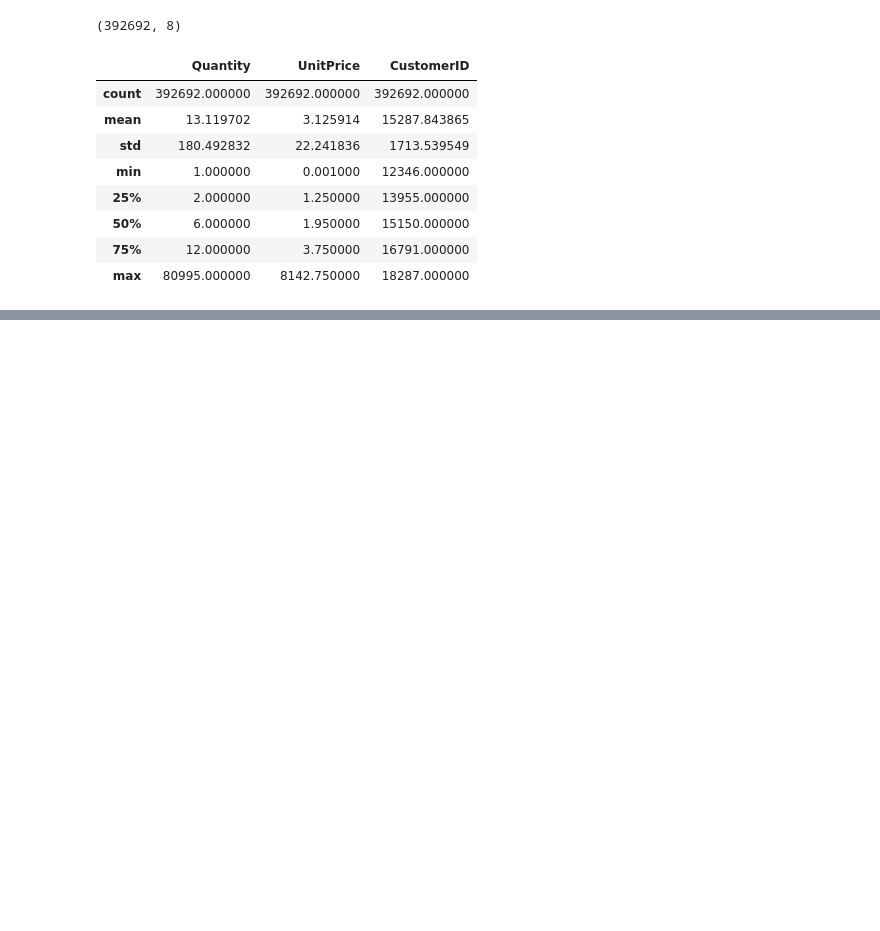
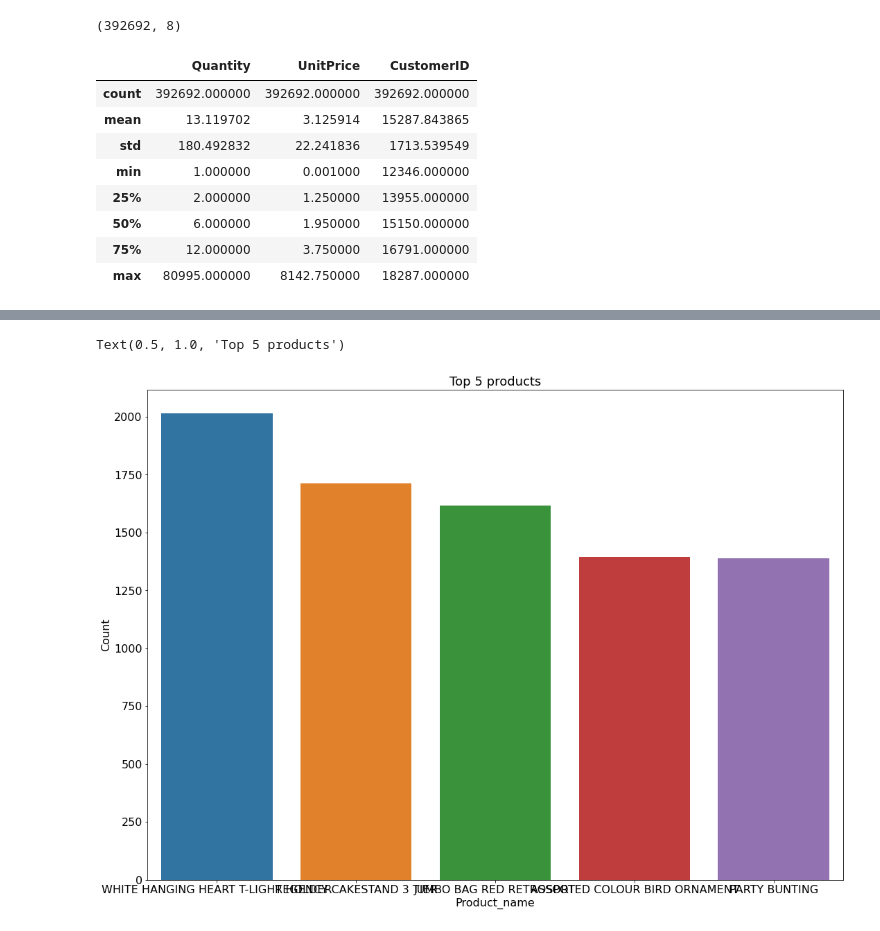
Before and after one commit to Gayatri-Surapaneni/Online-customer-segmentation, a Jupyter notebook: Online_customers_segmentation.ipynb, the cells around one changed output, grey strips where cells are left out. Cells and saved outputs as stored; diff of their text form; code cells hidden in the pictures; blank space fills up the shorter version.

```diff
--- a/Online_customers_segmentation.ipynb
+++ b/Online_customers_segmentation.ipynb
@@ -398,0 +475,2 @@ df.describe()
+# %%
+top_5_product=df['Description'].value_counts().reset_index().rename(columns={'index':'Product_name','Description':'Count'})
@@ -398,0 +497,9 @@ df.describe()
+# %%
+# Now, Check Top 5 product in terms of description
+plt.figure(figsize=(18,13))
+plt.rcParams['font.size'] = '16'
+sns.barplot(x=top_5_product['Product_name'].head(),y=top_5_product['Count'])
+plt.title('Top 5 products',fontsize='18')
+# %% [output]
+Text(0.5, 1.0, 'Top 5 products')
+[figure, added]
```
Also changed, not shown: parts of 50 cells of this notebook.
